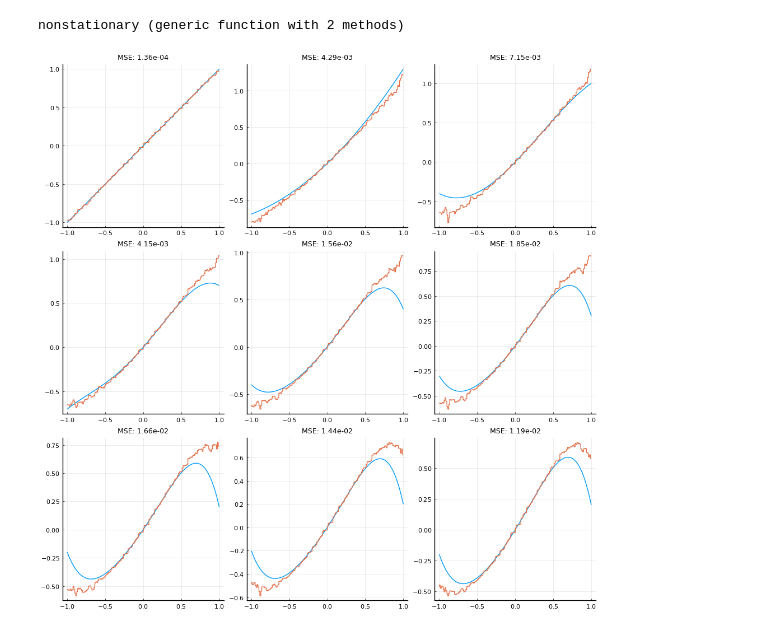
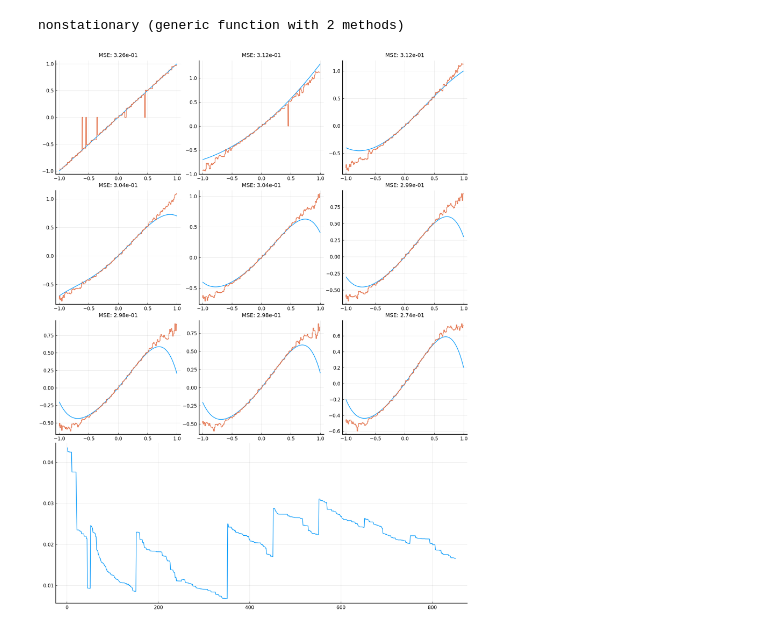
Before and after one commit to RafaelFK/Ramnet.jl, a Jupyter notebook: examples/Regression_with_WNN.ipynb, the cells around one changed output. Saved outputs shown, nothing was run; the diff lists cells and outputs as text; code cells hidden in the pictures.

Commit message:
Experimental discriminator regressor with decaying average

```diff
--- a/examples/Regression_with_WNN.ipynb
+++ b/examples/Regression_with_WNN.ipynb
@@ -95,7 +106,7 @@ function polynomial(c_5, c_4, c_3, c_2, c_1, c_0)
     x -> c_5*x^5 + c_4*x^4 + c_3*x^3 + c_2*x^2 + c_1*x + c_0
 end
 
-function nonstationary(seed=nothing)
+function nonstationary(seed=nothing; γ=1.0)
     rng = isnothing(seed) ? MersenneTwister() : MersenneTwister(seed)
 
     coefs = [
@@ -111,10 +122,10 @@ function nonstationary(seed=nothing)
     ]
 
     plots = Vector{Plots.Plot}(undef, 9)
-    MSEs = Vector{Float64}(undef, 9)
+    MSEs = Vector{Float64}(undef, 900)
 
     thermo = Thermometer(-1.0, 1.0, 160)
-    regressor = RegressionDiscriminator(160, 80; seed)
+    regressor = RegressionDiscriminator(160, 80; seed, γ)
 
     for (i, coef) in Iterators.enumerate(coefs)
         poly = polynomial(coef...)
@@ -123,20 +134,24 @@ function nonstationary(seed=nothing)
         plots[i] = plot(poly, -1:0.001:1)
 
         # Sample points from target function to train model and assess quality
-        X_train = rand(Uniform(-1, 1), 200)
+        X_train = rand(Uniform(-1, 1), 100)
         y_train = poly.(X_train)
 
-        X_test = rand(Uniform(-1, 1), 800)
+        X_test = rand(Uniform(-1, 1), 1000)
         y_test = poly.(X_test)
 
         # Train regression model
-        train!(regressor, permutedims(encode(thermo, X_train; flat=false)), y_train)
+        for (j, x, target) in Iterators.zip(
+                1:length(X_train),
+                eachrow(permutedims(encode(thermo, X_train; flat=false))),
+                y_train)
+           train!(regressor, x, target)
 
-        # Measure quality
-        MSEs[i] = msd(
-            predict(regressor, permutedims(encode(thermo, X_test; flat=false))),
-            y_test
-        )
+            MSEs[(i-1)*length(X_train) + j] = msd(
+                predict(regressor, permutedims(encode(thermo, X_test; flat=false))),
+                y_test
+            )
+        end
 
         # Plot regression curve
         plot!(
@@ -148,16 +163,20 @@ function nonstationary(seed=nothing)
         )
     end
 
+    l = @layout [grid(3,3); a{0.3h}]
+
     plot(
         plots...,
-        layout=grid(3, 3),
-        size=(1000, 1000),
-        legend=false
+        plot(MSEs[50:end]),
+        layout=l,
+        size=(1000, 1300),
+        legend=false,
+        dpi=200
     )
 end
 # %% [output]
 nonstationary (generic function with 2 methods)
 # %%
-nonstationary(2)
+nonstationary(2; γ = 1.0)
 # %% [output]
-[figure, old version]
+[figure, new version]
```
Also changed, not shown: parts of 5 cells of this notebook, 3 other files.
